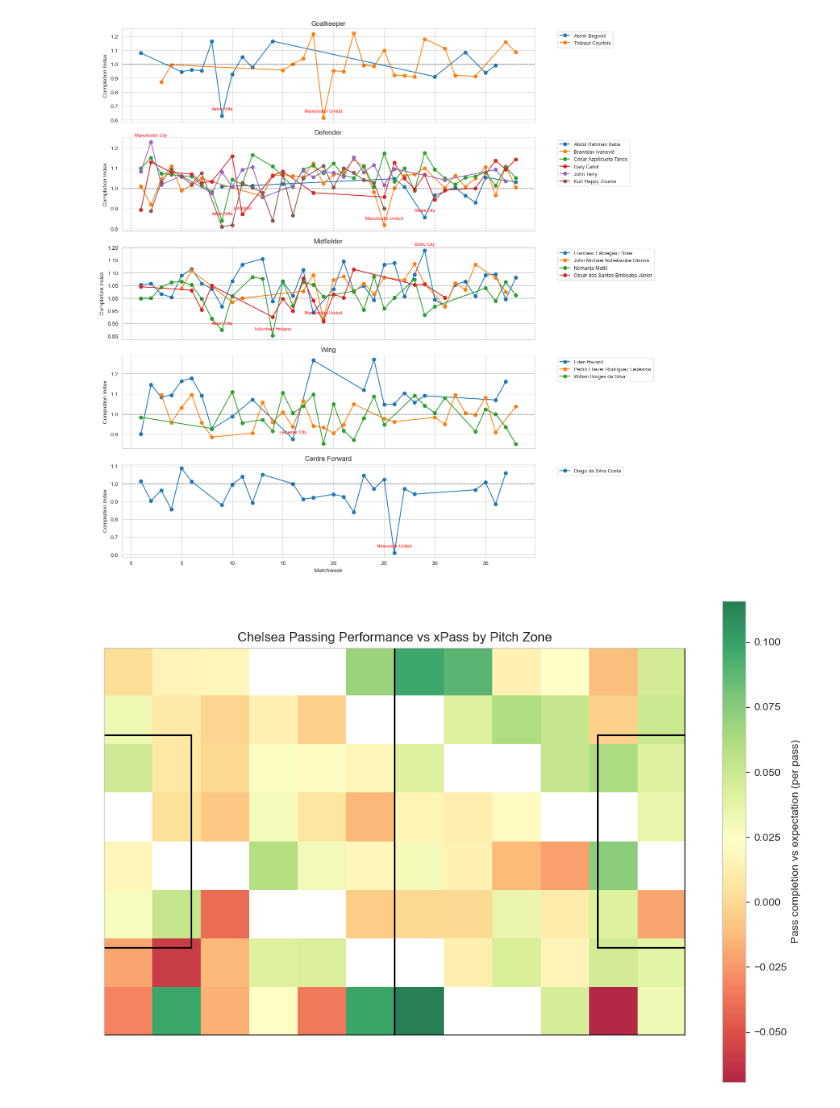
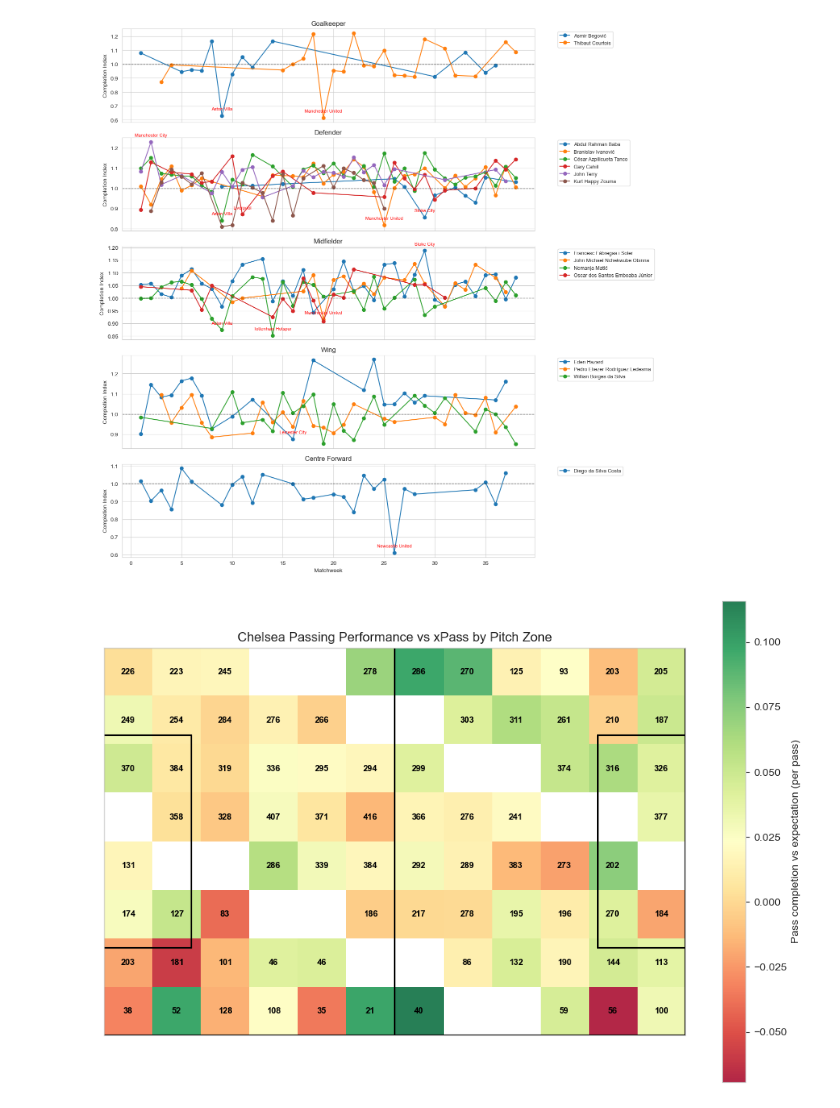
Before and after one commit to vickyfriss/Football-analytics, a Jupyter notebook: 202604 - 1 - Building Expected Passes xP for Men Top 5 Leagues.ipynb, the cells around one changed output. Saved outputs shown, nothing was run; the diff lists cells and outputs as text; code cells hidden in the pictures.

```diff
--- a/202604 - 1 - Building Expected Passes xP for Men Top 5 Leagues.ipynb
+++ b/202604 - 1 - Building Expected Passes xP for Men Top 5 Leagues.ipynb
@@ -2065,24 +2065,17 @@ plt.show()
 # %% [output]
 [figure]
 # %%
-# --------------------------------------------------
-# Chelsea passing performance vs xPass by pitch zone
-# (Red = underperformance, Green = overperformance)
-# --------------------------------------------------
-
 import numpy as np
 import matplotlib.pyplot as plt
 
 # --------------------------------------------------
 # Filter Chelsea passes
 # --------------------------------------------------
-
 chelsea_df = pl_df[pl_df["team"] == "Chelsea"].copy()
 
 # --------------------------------------------------
 # Aggregate performance by start square
 # --------------------------------------------------
-
 zone_analysis = (
     chelsea_df
     .groupby("start_square")
@@ -2097,71 +2090,73 @@ zone_analysis = (
 # Performance vs expectation
 zone_analysis["difference"] = zone_analysis["completed"] - zone_analysis["expected"]
 
-# Better metric (normalised)
-zone_analysis["difference_per_pass"] = (
-    zone_analysis["difference"] / zone_analysis["passes"]
-)
+# Normalized per pass
+zone_analysis["difference_per_pass"] = zone_analysis["difference"] / zone_analysis["passes"]
 
 # --------------------------------------------------
 # Convert zones into pitch grid
 # --------------------------------------------------
-
 rows = 8
 cols = 12
 
 zone_grid = np.full((rows, cols), np.nan)
+passes_grid = np.full((rows, cols), np.nan)
 
 for _, row in zone_analysis.iterrows():
-
-    square = int(row["start_square"]) - 1  # convert 1–96 → 0–95
-
+    square = int(row["start_square"]) - 1  # 1–96 → 0–95
     r = square // cols
     c = square % cols
 
-    # avoid potential out-of-bounds errors
     if r < rows and c < cols:
         zone_grid[r, c] = row["difference_per_pass"]
+        passes_grid[r, c] = row["passes"]
 
 # --------------------------------------------------
 # Plot
 # --------------------------------------------------
-
 fig, ax = plt.subplots(figsize=(12, 8))
 
 # Pitch outline (StatsBomb 120x80)
 ax.plot([0,120,120,0,0], [0,0,80,80,0], color="black")
 ax.plot([60,60], [0,80], color="black")
 
 # Penalty areas
 ax.plot([102,120], [18,18], color="black")
 ax.plot([102,102], [18,62], color="black")
 ax.plot([102,120], [62,62], color="black")
-
 ax.plot([0,18], [18,18], color="black")
 ax.plot([18,18], [18,62], color="black")
 ax.plot([0,18], [62,62], color="black")
 
-# Heatmap (same palette you used before)
+# Heatmap
 im = ax.imshow(
     zone_grid,
     extent=[0,120,0,80],
     origin="lower",
-    cmap="RdYlGn",   # red → yellow → green
+    cmap="RdYlGn",
     alpha=0.85
 )
+
+# Add number of passes in each square
+for r in range(rows):
+    for c in range(cols):
+        if not np.isnan(passes_grid[r, c]):
+            x = (c + 0.5) * (120/cols)
+            y = (r + 0.5) * (80/rows)
+            ax.text(x, y, int(passes_grid[r, c]), color="black",
+                    ha="center", va="center", fontsize=8, fontweight="bold")
 
 # Colorbar
 cbar = plt.colorbar(im, ax=ax)
 cbar.set_label("Pass completion vs expectation (per pass)")
 
 # Formatting
 ax.set_title("Chelsea Passing Performance vs xPass by Pitch Zone")
 ax.set_xticks([])
 ax.set_yticks([])
 ax.set_aspect("equal")
 
-plt.savefig("chelsea_zone_xpass_difference.png", dpi=300, bbox_inches="tight")
-
+plt.savefig("chelsea_zone_xpass_difference_with_counts.png", dpi=300, bbox_inches="tight")
 plt.show()
 # %% [output]
-[figure, old version]
+[figure, new version]
```
